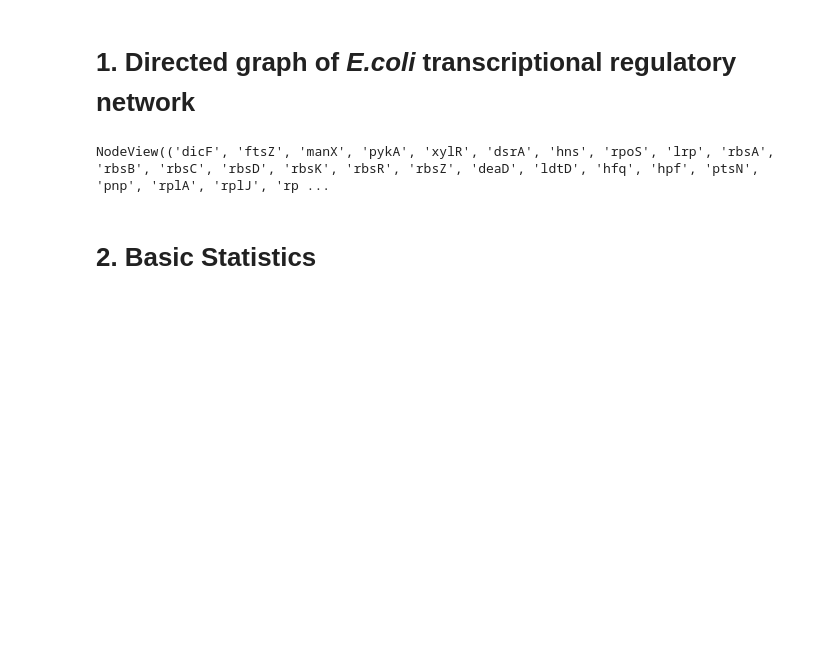
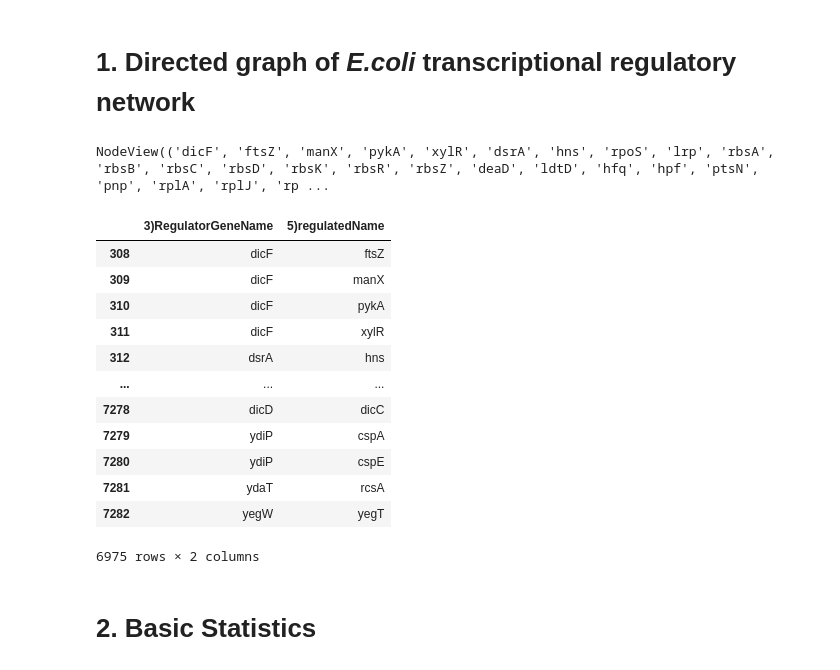
Before and after one commit to akshaysanjeevk/SysBio-course, a Jupyter notebook: HW-1-1-regDB/hw1-RegDB.ipynb, the cells around one changed output. Cells and saved outputs as stored; diff of their text form; code cells hidden in the pictures; blank space fills up the shorter version.

```diff
--- a/HW-1-1-regDB/hw1-RegDB.ipynb
+++ b/HW-1-1-regDB/hw1-RegDB.ipynb
@@ -42,6 +42,22 @@ g.add_edges_from(regnet.values)
 g.nodes()
 # %% [output]
 NodeView(('dicF', 'ftsZ', 'manX', 'pykA', 'xylR', 'dsrA', 'hns', 'rpoS', 'lrp', 'rbsA', 'rbsB', 'rbsC', 'rbsD', 'rbsK', 'rbsR', 'rbsZ', 'deaD', 'ldtD', 'hfq', 'hpf', 'ptsN', 'pnp', 'rplA', 'rplJ', 'rp ...
+# %%
+regnet
+# %% [output]
+|  | 3)RegulatorGeneName | 5)regulatedName |
+| 308 | dicF | ftsZ |
+| 309 | dicF | manX |
+| 310 | dicF | pykA |
+| 311 | dicF | xylR |
+| 312 | dsrA | hns |
+| ... | ... | ... |
+| 7278 | dicD | dicC |
+| 7279 | ydiP | cspA |
+| 7280 | ydiP | cspE |
+| 7281 | ydaT | rcsA |
+| 7282 | yegW | yegT |
+6975 rows × 2 columns
 # %% [markdown]
 # 2. Basic Statistics
 # %%
```
Also changed, not shown: parts of 1 cell of this notebook, 3 other files.
